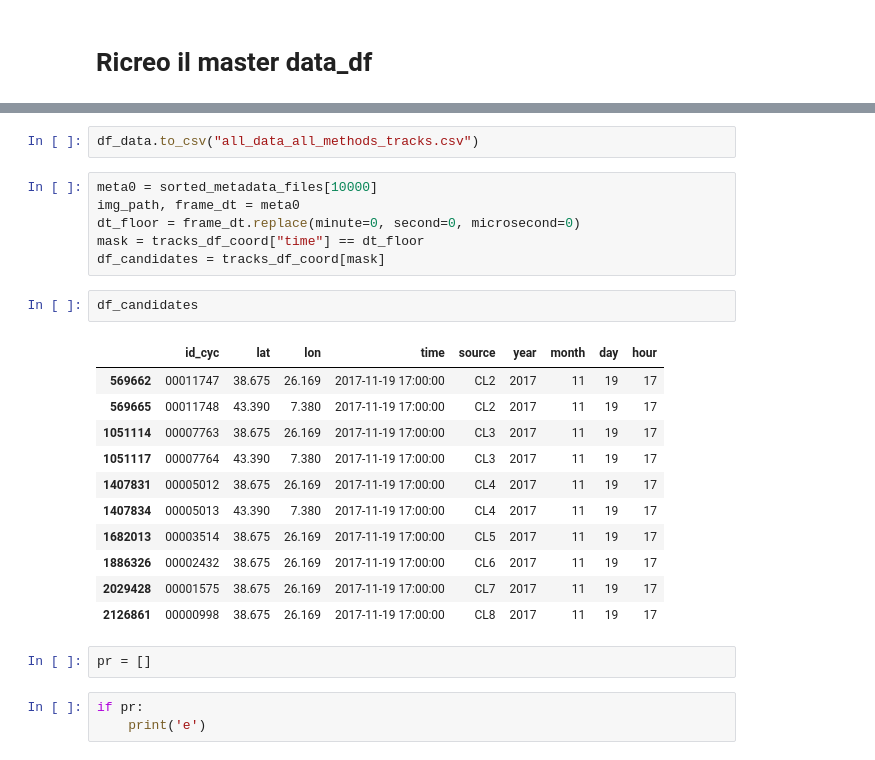
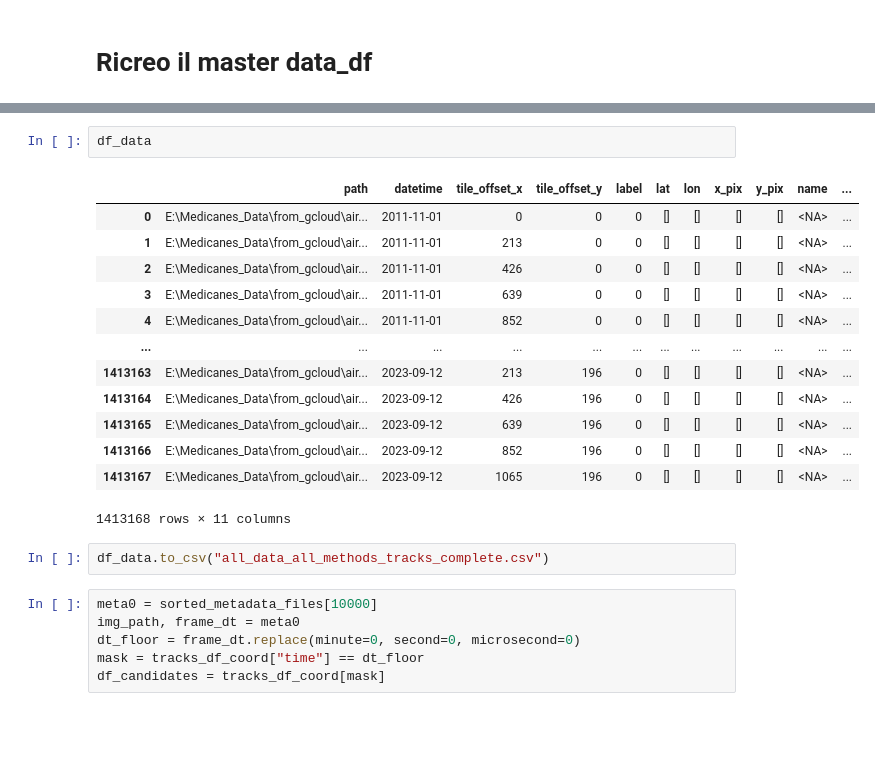
Before and after one commit to dandarm/VideoMAEv2, a Jupyter notebook: Analyze_Manos_tracks.ipynb, the cells around one changed output, grey strips where cells are left out. Cells and saved outputs as stored; diff of their text form; blank space fills up the shorter version.

```diff
--- a/Analyze_Manos_tracks.ipynb
+++ b/Analyze_Manos_tracks.ipynb
@@ -377,27 +592,24 @@ df_data.head(50)#[10000:10020]#[['x_pix','y_pix']]#.value_counts().index.values
+# %%
+df_data
+# %% [output]
+|  | path | datetime | tile_offset_x | tile_offset_y | label | lat | lon | x_pix | y_pix | name | ... |
+| 0 | E:\Medicanes_Data\from_gcloud\air... | 2011-11-01 | 0 | 0 | 0 | [] | [] | [] | [] | <NA> | ... |
+| 1 | E:\Medicanes_Data\from_gcloud\air... | 2011-11-01 | 213 | 0 | 0 | [] | [] | [] | [] | <NA> | ... |
+| 2 | E:\Medicanes_Data\from_gcloud\air... | 2011-11-01 | 426 | 0 | 0 | [] | [] | [] | [] | <NA> | ... |
+| 3 | E:\Medicanes_Data\from_gcloud\air... | 2011-11-01 | 639 | 0 | 0 | [] | [] | [] | [] | <NA> | ... |
+| 4 | E:\Medicanes_Data\from_gcloud\air... | 2011-11-01 | 852 | 0 | 0 | [] | [] | [] | [] | <NA> | ... |
+| ... | ... | ... | ... | ... | ... | ... | ... | ... | ... | ... | ... |
+| 1413163 | E:\Medicanes_Data\from_gcloud\air... | 2023-09-12 | 213 | 196 | 0 | [] | [] | [] | [] | <NA> | ... |
+| 1413164 | E:\Medicanes_Data\from_gcloud\air... | 2023-09-12 | 426 | 196 | 0 | [] | [] | [] | [] | <NA> | ... |
+| 1413165 | E:\Medicanes_Data\from_gcloud\air... | 2023-09-12 | 639 | 196 | 0 | [] | [] | [] | [] | <NA> | ... |
+| 1413166 | E:\Medicanes_Data\from_gcloud\air... | 2023-09-12 | 852 | 196 | 0 | [] | [] | [] | [] | <NA> | ... |
+| 1413167 | E:\Medicanes_Data\from_gcloud\air... | 2023-09-12 | 1065 | 196 | 0 | [] | [] | [] | [] | <NA> | ... |
+1413168 rows × 11 columns
 # %%
-df_data.to_csv("all_data_all_methods_tracks.csv")
+df_data.to_csv("all_data_all_methods_tracks_complete.csv")
 # %%
 meta0 = sorted_metadata_files[10000]
 img_path, frame_dt = meta0
 dt_floor = frame_dt.replace(minute=0, second=0, microsecond=0)
 mask = tracks_df_coord["time"] == dt_floor
 df_candidates = tracks_df_coord[mask]
-# %%
-df_candidates
-# %% [output]
-|  | id_cyc | lat | lon | time | source | year | month | day | hour |
-| 569662 | 00011747 | 38.675 | 26.169 | 2017-11-19 17:00:00 | CL2 | 2017 | 11 | 19 | 17 |
-| 569665 | 00011748 | 43.390 | 7.380 | 2017-11-19 17:00:00 | CL2 | 2017 | 11 | 19 | 17 |
-| 1051114 | 00007763 | 38.675 | 26.169 | 2017-11-19 17:00:00 | CL3 | 2017 | 11 | 19 | 17 |
-| 1051117 | 00007764 | 43.390 | 7.380 | 2017-11-19 17:00:00 | CL3 | 2017 | 11 | 19 | 17 |
-| 1407831 | 00005012 | 38.675 | 26.169 | 2017-11-19 17:00:00 | CL4 | 2017 | 11 | 19 | 17 |
-| 1407834 | 00005013 | 43.390 | 7.380 | 2017-11-19 17:00:00 | CL4 | 2017 | 11 | 19 | 17 |
-| 1682013 | 00003514 | 38.675 | 26.169 | 2017-11-19 17:00:00 | CL5 | 2017 | 11 | 19 | 17 |
-| 1886326 | 00002432 | 38.675 | 26.169 | 2017-11-19 17:00:00 | CL6 | 2017 | 11 | 19 | 17 |
-| 2029428 | 00001575 | 38.675 | 26.169 | 2017-11-19 17:00:00 | CL7 | 2017 | 11 | 19 | 17 |
-| 2126861 | 00000998 | 38.675 | 26.169 | 2017-11-19 17:00:00 | CL8 | 2017 | 11 | 19 | 17 |
-# %%
-pr = []
-# %%
-if pr:
-    print('e')
```
Also changed, not shown: parts of 69 cells of this notebook, 8 other files.
